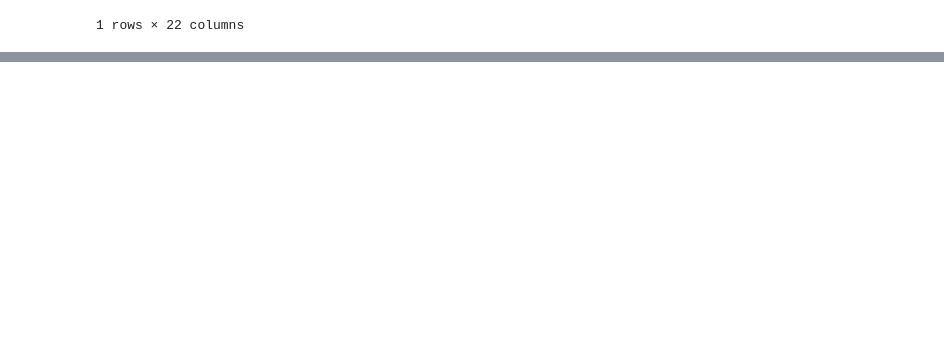
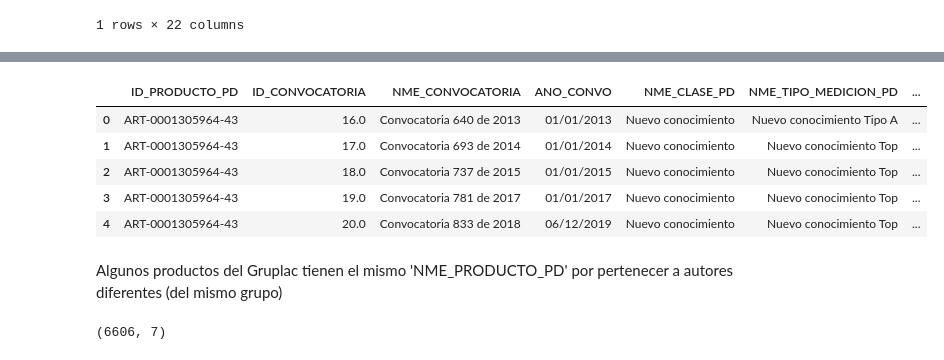
Before and after one commit to colav-playground/open_scienti, a Jupyter notebook: open.ipynb, the cells around one changed output, grey strips where cells are left out. Drawn from its saved outputs; the diff is of its cells as text; code cells hidden in the pictures; blank space fills up the shorter version.

```diff
--- a/open.ipynb
+++ b/open.ipynb
@@ -202,0 +293,11 @@ co[co.title.str.lower().apply(unidecode).str.contains('^rosuvastatin' )]
+# %%
+md['title']=md.title.astype(str)
+md['year_published']=md.year_published.astype(str)
+# %%
+mt=wp.merge_with_close_matches(df[['NME_PRODUCTO_PD','year','ID_PRODUCTO_PD']],md[['title', 'year_published','lens_id']],
+                              left_on='NME_PRODUCTO_PD',
+                              right_on='title',
+                              left_extra_on='year',
+                              right_extra_on='year_published',
+                              how='left',
+                              cutoff=0.9)
@@ -202,0 +312,2 @@ co[co.title.str.lower().apply(unidecode).str.contains('^rosuvastatin' )]
+# %%
+mt=mt[~mt['title'].isna()].reset_index(drop=True)
@@ -202,0 +318,14 @@ co[co.title.str.lower().apply(unidecode).str.contains('^rosuvastatin' )]
+# %%
+from fuzzywuzzy import fuzz
+from unidecode import unidecode
+import re
+mt['ratio']=mt.apply(lambda row:  fuzz.ratio( re.sub(r'\\\w+\s*',r'',
+                                              unidecode(row['NME_PRODUCTO_PD'].lower().strip(
+                                              ).replace('.','').replace('$','') )
+                                                    ),
+                                              re.sub(r'\\\w+\s*',r'',
+                                              unidecode(row['title'].lower().strip(
+                                              ).replace('.','').replace('$','') )
+                                                    )
+                                                    ),
+                                 axis='columns')
@@ -202,0 +351,13 @@ co[co.title.str.lower().apply(unidecode).str.contains('^rosuvastatin' )]
+# %%
+mt[mt.duplicated(subset='NME_PRODUCTO_PD',keep=False)
+  ].sort_values('NME_PRODUCTO_PD'
+  )[['ID_PRODUCTO_PD']].merge(df,on='ID_PRODUCTO_PD',how='left')[:5].drop_duplicates()
+# %% [output]
+|  | ID_PRODUCTO_PD | ID_CONVOCATORIA | NME_CONVOCATORIA | ANO_CONVO | NME_CLASE_PD | NME_TIPO_MEDICION_PD | ... |
+| 0 | ART-0001305964-43 | 16.0 | Convocatoria 640 de 2013 | 01/01/2013 | Nuevo conocimiento | Nuevo conocimiento Tipo A | ... |
+| 1 | ART-0001305964-43 | 17.0 | Convocatoria 693 de 2014 | 01/01/2014 | Nuevo conocimiento | Nuevo conocimiento Top | ... |
+| 2 | ART-0001305964-43 | 18.0 | Convocatoria 737 de 2015 | 01/01/2015 | Nuevo conocimiento | Nuevo conocimiento Top | ... |
+| 3 | ART-0001305964-43 | 19.0 | Convocatoria 781 de 2017 | 01/01/2017 | Nuevo conocimiento | Nuevo conocimiento Top | ... |
+| 4 | ART-0001305964-43 | 20.0 | Convocatoria 833 de 2018 | 06/12/2019 | Nuevo conocimiento | Nuevo conocimiento Top | ... |
+# %% [markdown]
+Algunos productos del Gruplac tienen el mismo 'NME_PRODUCTO_PD'  por pertenecer a autores diferentes (del mismo grupo)
@@ -202,0 +366,4 @@ co[co.title.str.lower().apply(unidecode).str.contains('^rosuvastatin' )]
+# %%
+kk.shape
+# %% [output]
+(6606, 7)
```
Also changed, not shown: parts of 59 cells of this notebook.
